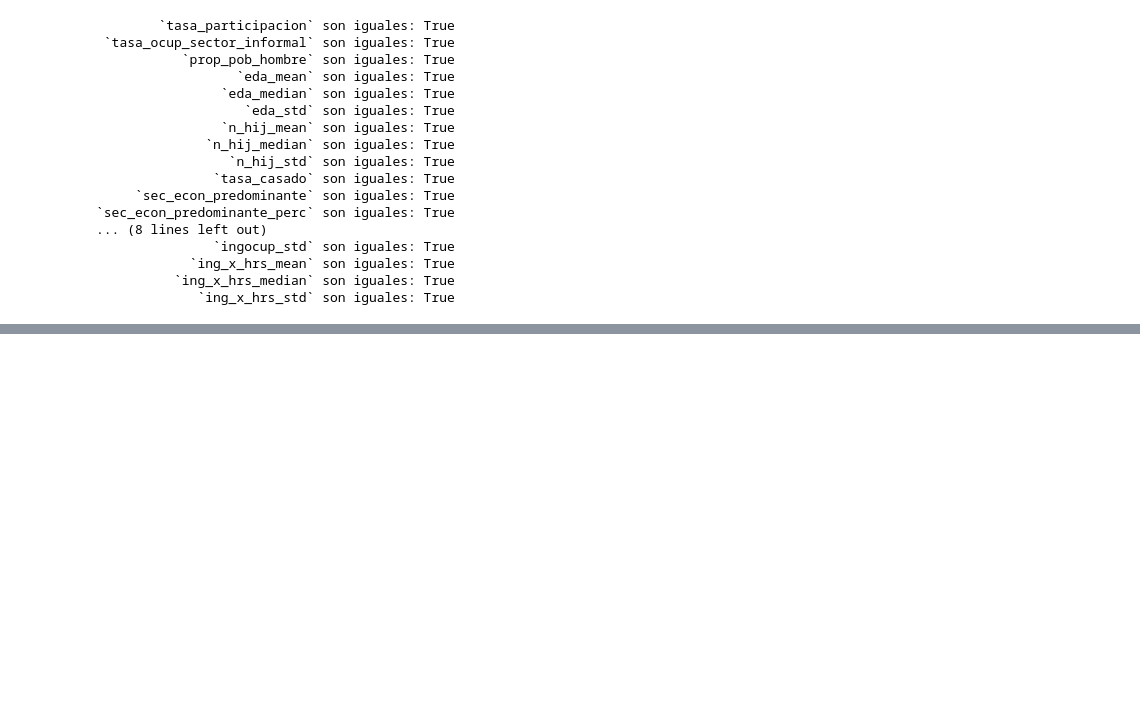
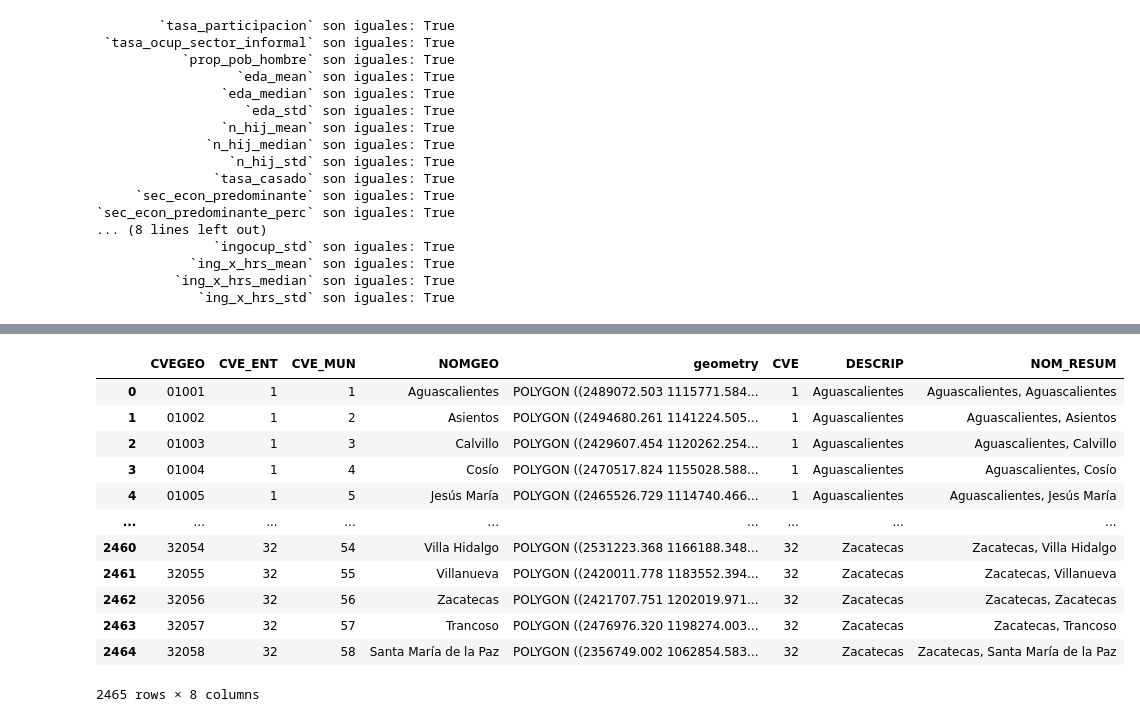
Before and after one commit to system-rowb/Data-Portfolio, a Jupyter notebook: Visualization/GEO_Informalidad_Mexico/GEO_Informalidad_Mexico.ipynb, the cells around one changed output, grey strips where cells are left out. Drawn from its saved outputs; the diff is of its cells as text; code cells hidden in the pictures; blank space fills up the shorter version.

```diff
--- a/Visualization/GEO_Informalidad_Mexico/GEO_Informalidad_Mexico.ipynb
+++ b/Visualization/GEO_Informalidad_Mexico/GEO_Informalidad_Mexico.ipynb
@@ -1270,0 +1363,6 @@ for col in inform_all.columns:
+# %%
+# Importa las claves de las entidades
+catalogo_ent = pd.read_csv('data/catalogos/ent.csv', dtype = {'CVE': 'int64'}, encoding = 'latin')
+
+# Mustra el head
+catalogo_ent.head()
@@ -1270,0 +1390,27 @@ for col in inform_all.columns:
+# %%
+# Importa los datos geospacilas y guardalos como mx
+mx = gpd.read_file('data/mg_sep2019_integrado/conjunto_de_datos/00mun.shp')\
+    .astype({'CVE_ENT':'int64', 'CVE_MUN':'int64'})
+
+# Concatena la clave de las entidades para obtener el nombre
+mx = pd.merge(mx, catalogo_ent, left_on = 'CVE_ENT', right_on = 'CVE')
+
+# Haz un resumen ep nombre de la entidad y municipio
+mx['NOM_RESUM'] = mx.apply(lambda loc: f'{loc["DESCRIP"]}, {loc["NOMGEO"]}', axis = 1)
+
+# Muestra el dataframe
+mx
+# %% [output]
+|  | CVEGEO | CVE_ENT | CVE_MUN | NOMGEO | geometry | CVE | DESCRIP | NOM_RESUM |
+| 0 | 01001 | 1 | 1 | Aguascalientes | POLYGON ((2489072.503 1115771.584... | 1 | Aguascalientes | Aguascalientes, Aguascalientes |
+| 1 | 01002 | 1 | 2 | Asientos | POLYGON ((2494680.261 1141224.505... | 1 | Aguascalientes | Aguascalientes, Asientos |
+| 2 | 01003 | 1 | 3 | Calvillo | POLYGON ((2429607.454 1120262.254... | 1 | Aguascalientes | Aguascalientes, Calvillo |
+| 3 | 01004 | 1 | 4 | Cosío | POLYGON ((2470517.824 1155028.588... | 1 | Aguascalientes | Aguascalientes, Cosío |
+| 4 | 01005 | 1 | 5 | Jesús María | POLYGON ((2465526.729 1114740.466... | 1 | Aguascalientes | Aguascalientes, Jesús María |
+| ... | ... | ... | ... | ... | ... | ... | ... | ... |
+| 2460 | 32054 | 32 | 54 | Villa Hidalgo | POLYGON ((2531223.368 1166188.348... | 32 | Zacatecas | Zacatecas, Villa Hidalgo |
+| 2461 | 32055 | 32 | 55 | Villanueva | POLYGON ((2420011.778 1183552.394... | 32 | Zacatecas | Zacatecas, Villanueva |
+| 2462 | 32056 | 32 | 56 | Zacatecas | POLYGON ((2421707.751 1202019.971... | 32 | Zacatecas | Zacatecas, Zacatecas |
+| 2463 | 32057 | 32 | 57 | Trancoso | POLYGON ((2476976.320 1198274.003... | 32 | Zacatecas | Zacatecas, Trancoso |
+| 2464 | 32058 | 32 | 58 | Santa María de la Paz | POLYGON ((2356749.002 1062854.583... | 32 | Zacatecas | Zacatecas, Santa María de la Paz |
+2465 rows × 8 columns
```
Also changed, not shown: parts of 24 cells of this notebook.
